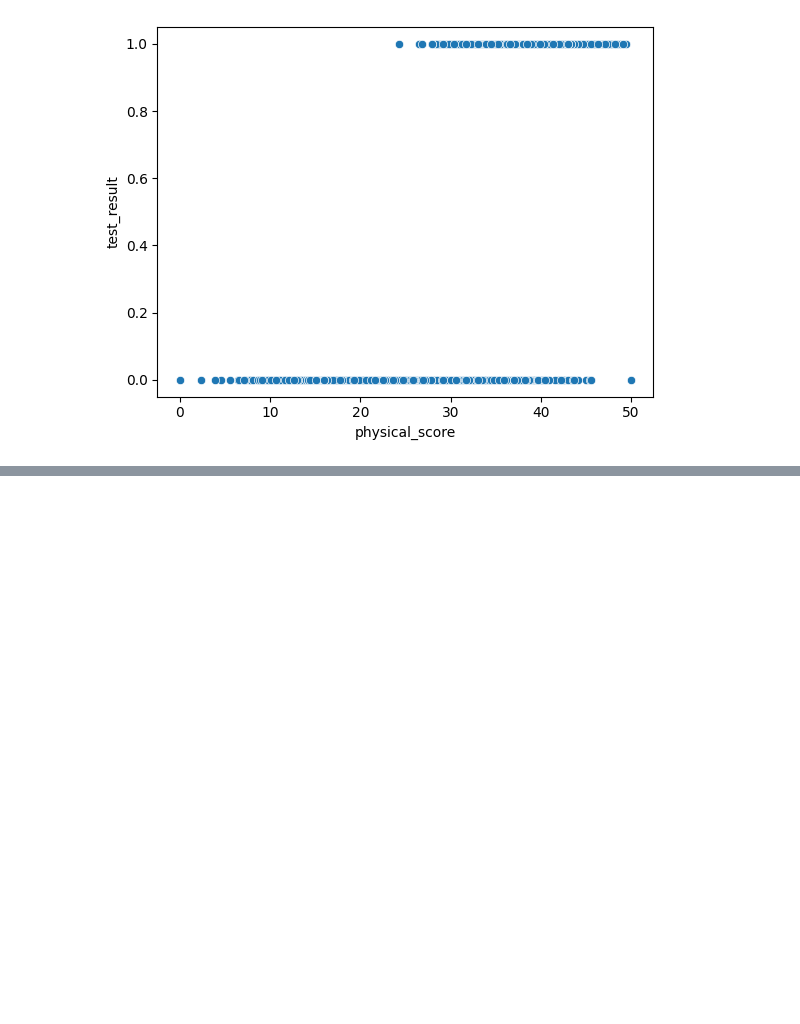
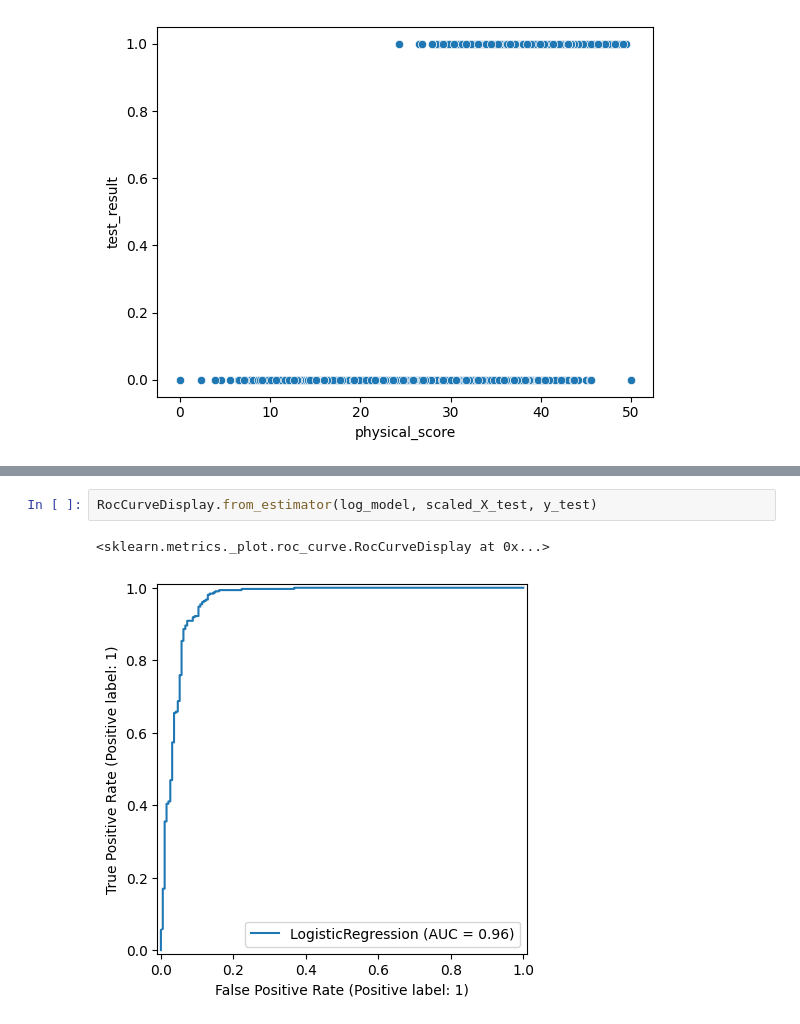
Before and after one commit to AlexTmbMifi/ML_basic, a Jupyter notebook: LogisticReg/LogisticRegAnalysis.ipynb, the cells around one changed output, grey strips where cells are left out. Cells and saved outputs as stored; diff of their text form; blank space fills up the shorter version.

```diff
--- a/LogisticReg/LogisticRegAnalysis.ipynb
+++ b/LogisticReg/LogisticRegAnalysis.ipynb
@@ -97,0 +273,5 @@ ax.scatter(xs=df['age'], ys = df['physical_score'], zs=df['test_result'], c = df
+# %%
+RocCurveDisplay.from_estimator(log_model, scaled_X_test, y_test)
+# %% [output]
+<sklearn.metrics._plot.roc_curve.RocCurveDisplay at 0x...>
+[figure, added]
```
Also changed, not shown: parts of 33 cells of this notebook.
